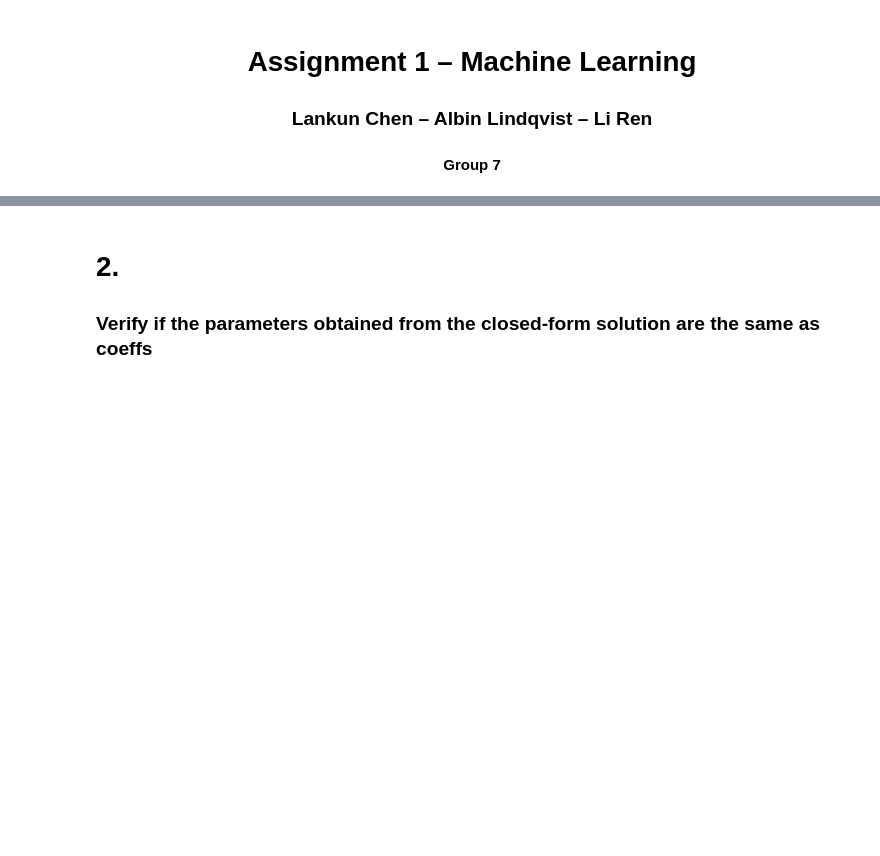
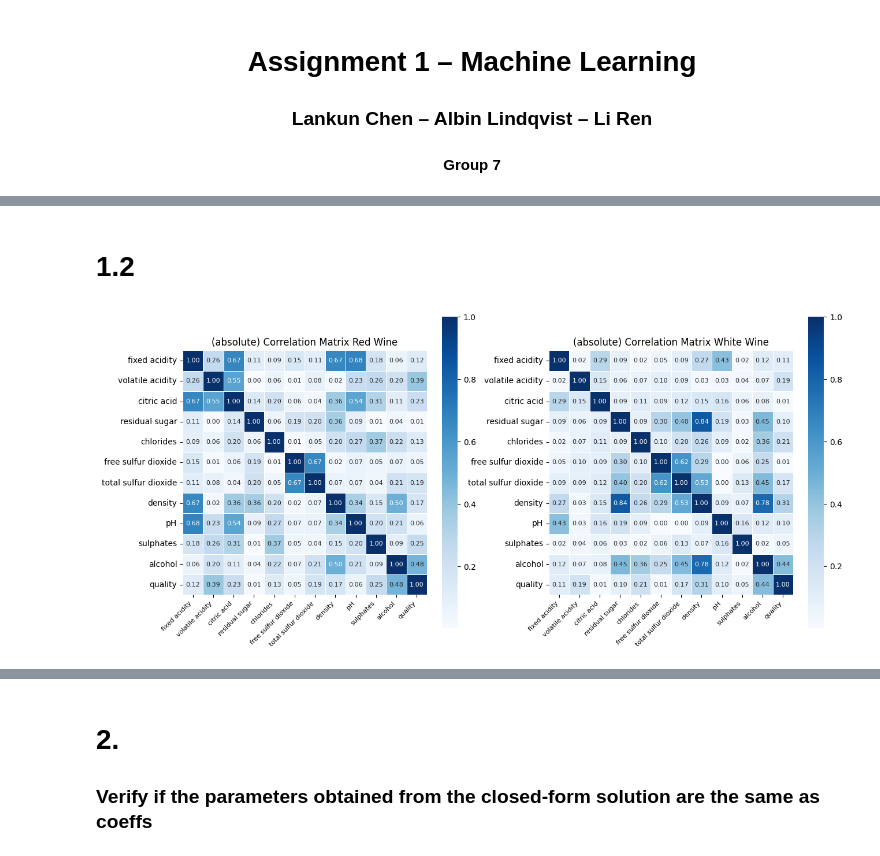
Before and after one commit to ashleyrennnnnn/Assignments-Machine-Learning, a Jupyter notebook: Assignment 1 - Final.ipynb, the cells around one changed output, grey strips where cells are left out. Saved outputs shown, nothing was run; the diff lists cells and outputs as text; code cells hidden in the pictures; blank space fills up the shorter version.

```diff
--- a/Assignment 1 - Final.ipynb
+++ b/Assignment 1 - Final.ipynb
@@ -18,0 +66,37 @@ white_data = pd.read_csv("winequality-white.csv", sep=";")
+# %%
+# Fix for correct dtypes for some columns
+columns_dtype_change = ["free sulfur dioxide", "total sulfur dioxide"]
+red_data[columns_dtype_change] = red_data[columns_dtype_change].astype(int)
+white_data[columns_dtype_change] = white_data[columns_dtype_change].astype(int)
+# %% [markdown]
+# 1.2
+# %%
+fig, axs = plt.subplots(1,2)
+corr_red = abs(red_data.corr())
+sb.heatmap(
+    corr_red,
+    cmap="Blues",
+    square=True,
+    annot=True,
+    annot_kws={"size": 8},
+    fmt=".2f",
+    linewidths=.5,
+    ax=axs[0]
+).set(title="(absolute) Correlation Matrix Red Wine")
+
+corr_white = abs(white_data.corr())
+sb.heatmap(
+    corr_white,
+    cmap="Blues",
+    square=True,
+    annot=True,
+    annot_kws={"size": 8},
+    fmt=".2f",
+    linewidth=.5,
+    ax=axs[1]
+).set(title="(absolute) Correlation Matrix White Wine")
+fig.set_size_inches(15,7)
+axs[0].set_xticks(np.arange(len(red_data.columns))+0.5, red_data.columns,rotation=45,fontsize=8,horizontalalignment='right')
+_ = axs[1].set_xticks(np.arange(len(white_data.columns))+0.5, white_data.columns,rotation=45,fontsize=8,horizontalalignment='right')
+# %% [output]
+[figure, added]
```
Also changed, not shown: parts of 8 cells of this notebook.
